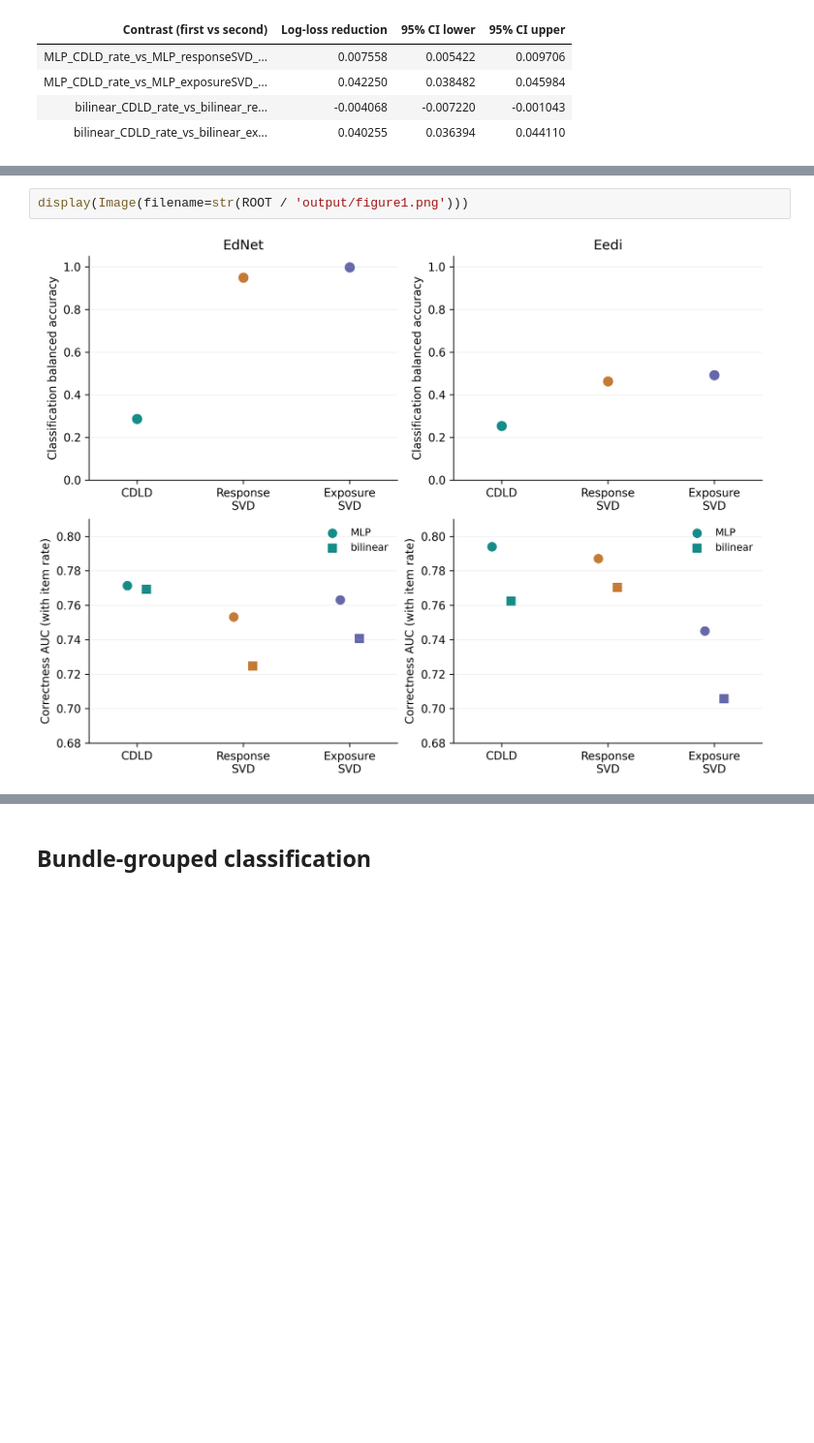
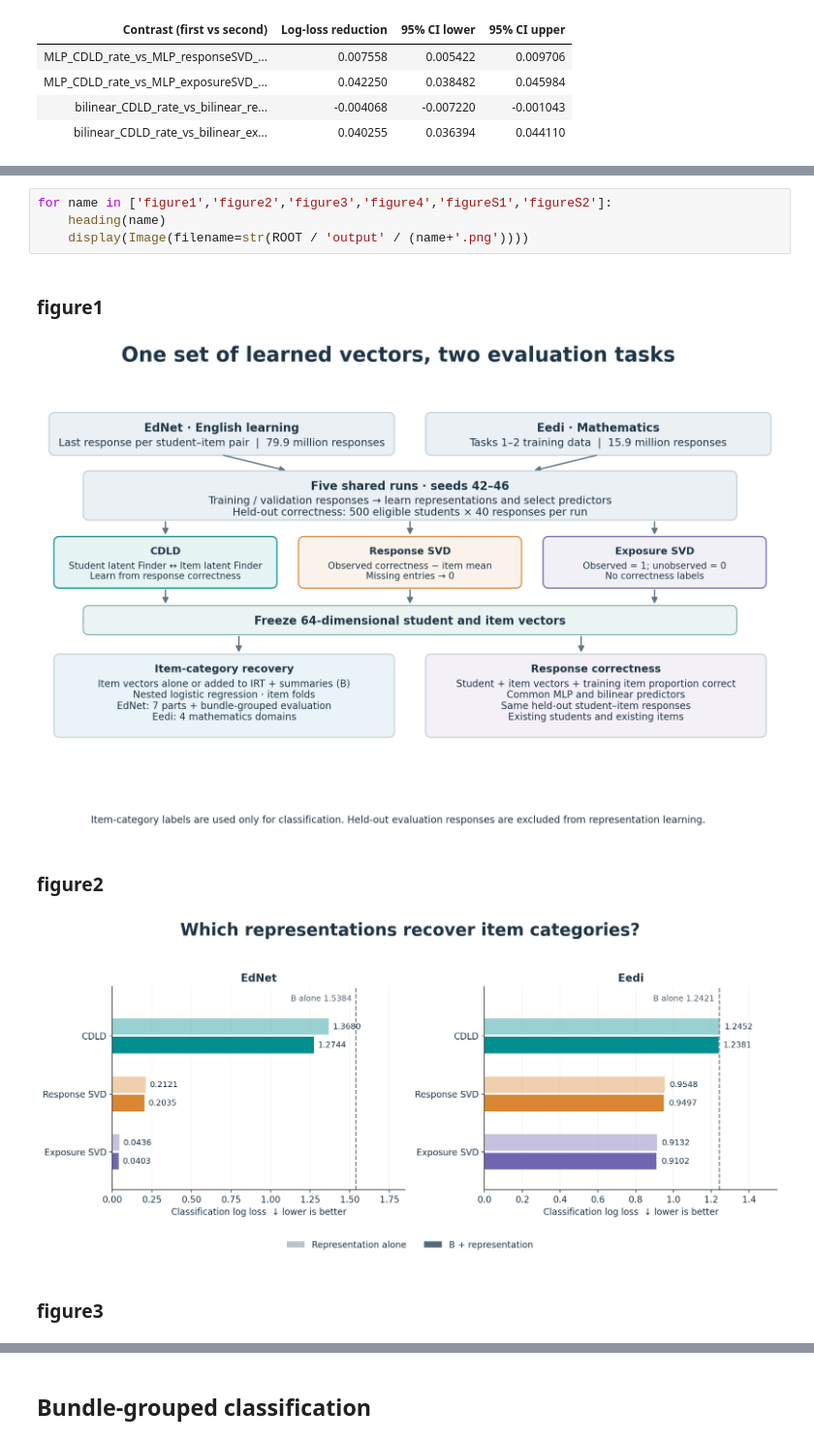
Before and after one commit to dhrim/CDLD_edu, a Jupyter notebook: paper_results.ipynb, the cells around one changed output, grey strips where cells are left out. Shown at 97% size. Drawn from its saved outputs; the diff is of its cells as text; blank space fills up the shorter version.

Commit message:
Expand reproducible results with input sensitivity and study figures

```diff
--- a/paper_results.ipynb
+++ b/paper_results.ipynb
@@ -135,4 +135,10 @@ Representation-only classification and correctness prediction with the training
 # %%
-display(Image(filename=str(ROOT / 'output/figure1.png')))
+for name in ['figure1','figure2','figure3','figure4','figureS1','figureS2']:
+    heading(name)
+    display(Image(filename=str(ROOT / 'output' / (name+'.png'))))
 # %% [output]
+figure1
-[figure, old version]
+[figure, new version]
+figure2
+[figure, added]
+figure3
```
Also changed, not shown: parts of 7 cells of this notebook, 15 other files.
